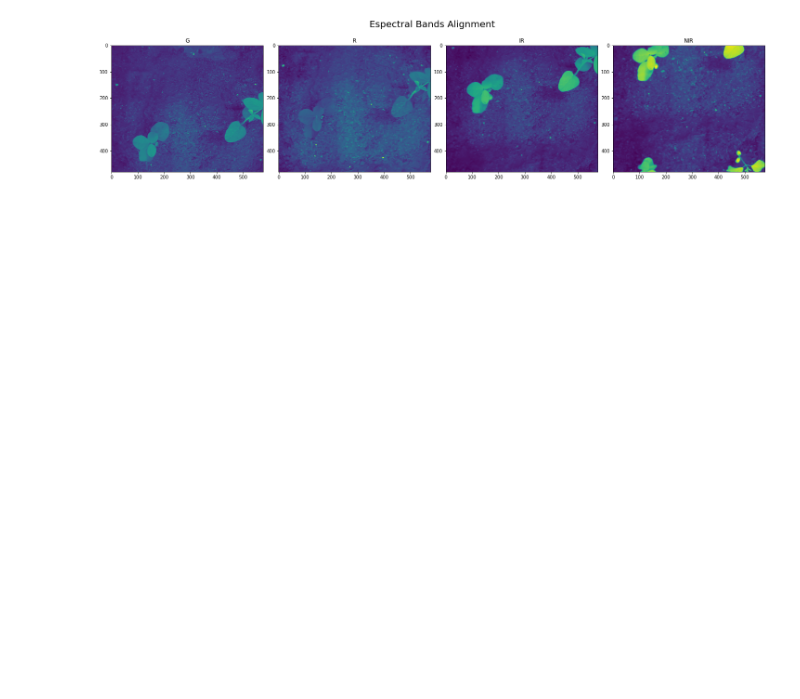
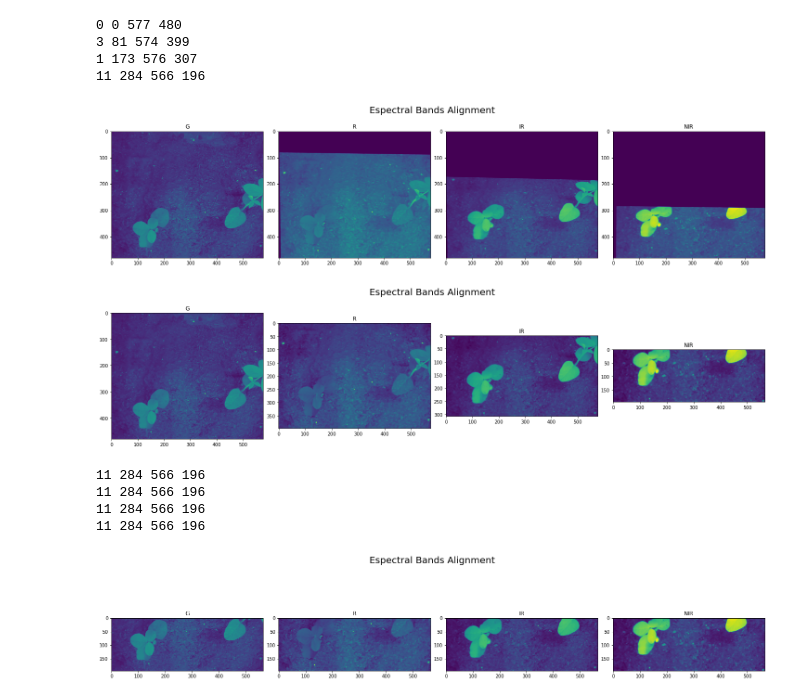
Before and after one commit to filipemarinho/image-alignment, a Jupyter notebook: alignment.ipynb, the cells around one changed output. Saved outputs shown, nothing was run; the diff lists cells and outputs as text; code cells hidden in the pictures; blank space fills up the shorter version.

Commit message:
alignment and crop of the images, reconstruction in false color working, must match the crops size

```diff
--- a/alignment.ipynb
+++ b/alignment.ipynb
@@ -126,15 +124,49 @@ cv2.destroyAllWindows()
 # %%
 # Visualização da sobreposição para cada banda
 base = G
-
+bands_dict = dict()
+spectral_img = []
 fig, axs = plt.subplots( 1,len(bands), constrained_layout = True, figsize = (len(bands)*5, 5))
 fig.suptitle("Espectral Bands Alignment", fontsize = 20)
 
 for (img, ax, name) in zip(bands, axs, names):
     warped = stitch(img,base)
+    bands_dict[name] = warped
     ax.imshow(warped)
     ax.set_title(name)
-    # print(img.shape)
+    x, y, w, h  = cv2.boundingRect(cv2.findNonZero(warped))
+    print(x, y, w, h)
+    rect = img[:h, :w]
+    spectral_img.append(rect)
 plt.show()
+
+fig, axs = plt.subplots( 1,len(bands), constrained_layout = True, figsize = (len(bands)*5, 5))
+fig.suptitle("Espectral Bands Alignment", fontsize = 20)
+for (img, ax, name) in zip(spectral_img, axs, names):
+    ax.imshow(img)
+    ax.set_title(name)
+plt.show()
+
+fig, axs = plt.subplots( 1,len(bands), constrained_layout = True, figsize = (len(bands)*5, 5))
+fig.suptitle("Espectral Bands Alignment", fontsize = 20)
+
+spectral_dict = dict()
+x, y, w, h  = cv2.boundingRect(cv2.findNonZero(bands_dict["NIR"]))
+for (img, ax, name) in zip(spectral_img, axs, names):
+    ax.imshow(img[-h:, -w:] )
+    spectral_dict[name] = img[-h:, -w:]
+    ax.set_title(name)
+    print(x, y, w, h)
+plt.show()
 # %% [output]
+0 0 577 480
+3 81 574 399
+1 173 576 307
+11 284 566 196
-[figure, old version]
+[figure, new version]
+[figure, added]
+11 284 566 196
+11 284 566 196
+11 284 566 196
+11 284 566 196
+[figure, added]
```
Also changed, not shown: parts of 3 cells of this notebook.
